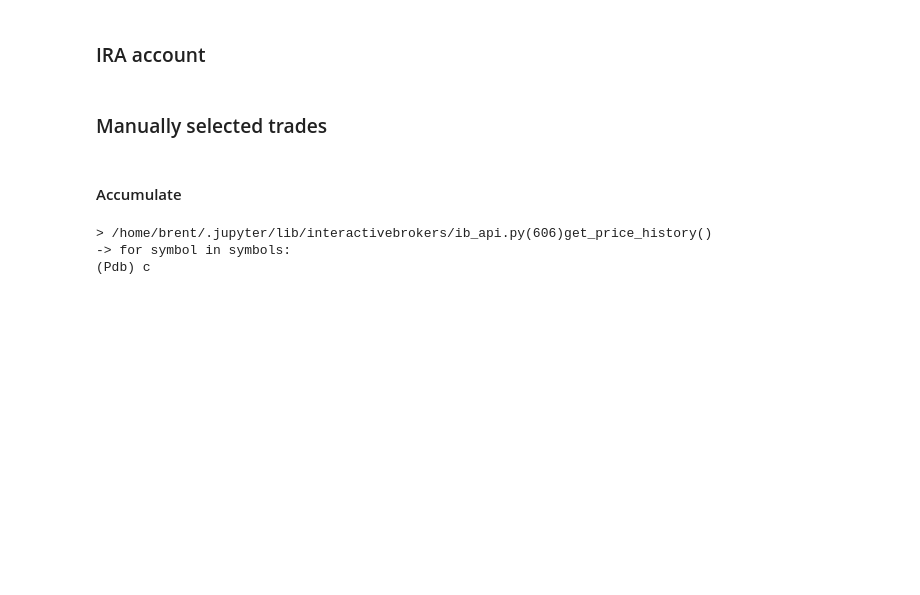
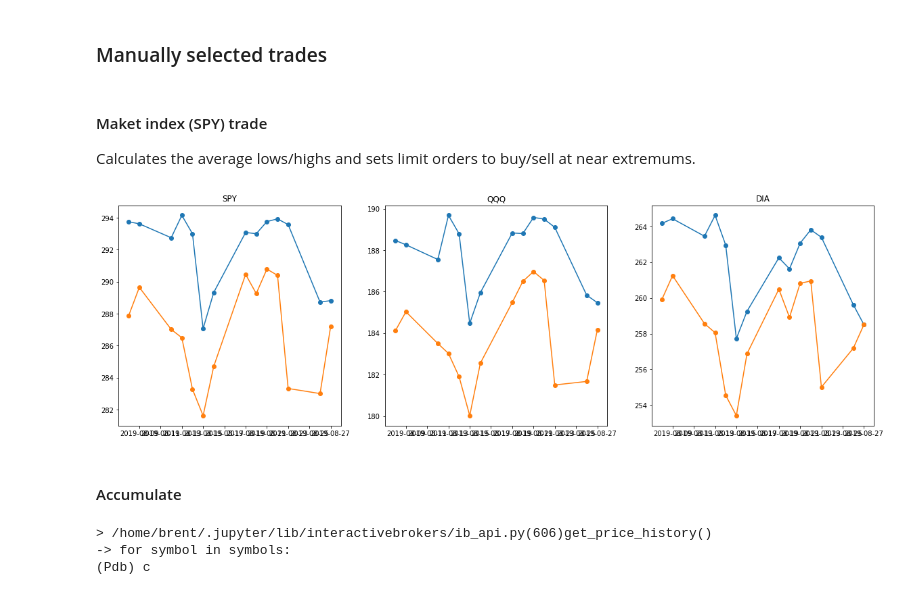
Before and after one commit to brentjm/zipline, a Jupyter notebook: notebooks/Trade Execution.ipynb, the cells around one changed output. Drawn from its saved outputs; the diff is of its cells as text; code cells hidden in the pictures; blank space fills up the shorter version.

Commit message:
Working on trades

```diff
--- a/notebooks/Trade Execution.ipynb
+++ b/notebooks/Trade Execution.ipynb
@@ -46,7 +52,13 @@ with pd.HDFStore("/home/brent/.jupyter/data/data.hdf", mode="r") as hdf_store:
     quotes = hdf_store["quotes"]
     positions = hdf_store["positions"]
     universe = bars.columns.get_level_values(0).unique()
-# %% [markdown]
-### IRA account
 # %% [markdown]
 ### Manually selected trades
+# %% [markdown]
+#### Maket index (SPY) trade
+Calculates the average lows/highs and sets limit orders to buy/sell at near extremums.
+# %%
+symbols = "SPY, QQQ, DIA".split((", "))
+end_date = datetime.today()
+start_date = end_date - timedelta(days=20)
+data = ib_api.get_price_history(symbols, start_date=start_date, end_date=end_date, bar_size="1 day", rth=False)
@@ -52,0 +69,8 @@ with pd.HDFStore("/home/brent/.jupyter/data/data.hdf", mode="r") as hdf_store:
+# %%
+fig, ax = plt.subplots(1, 3, figsize=(20,6))
+for i, symbol in enumerate(["SPY", "QQQ", "DIA"]):
+    ax[i].plot(data.loc[:, (symbol, "high")], marker="o")
+    ax[i].plot(data.loc[:, (symbol, "low")], marker="o")
+    ax[i].set_title(symbol)
+# %% [output]
+[figure, added]
```
Also changed, not shown: parts of 13 cells of this notebook.
